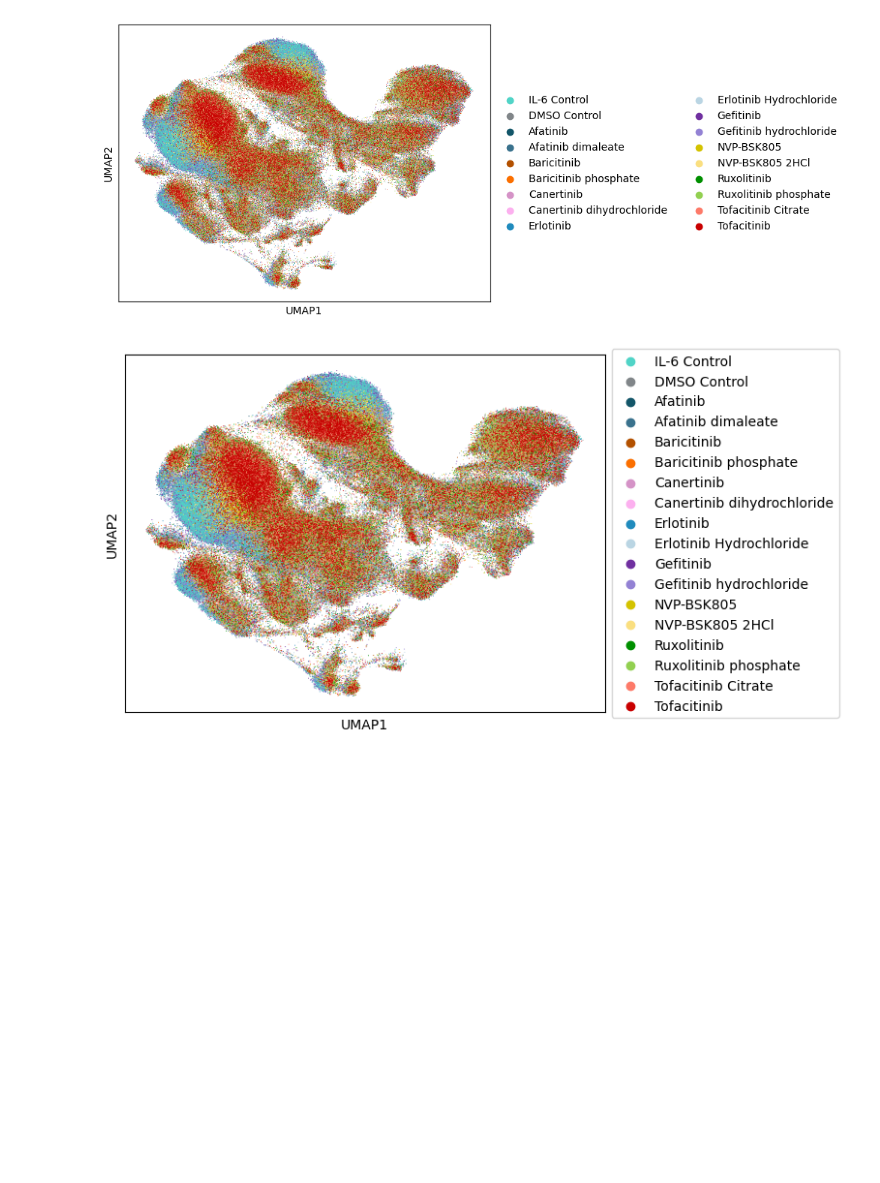
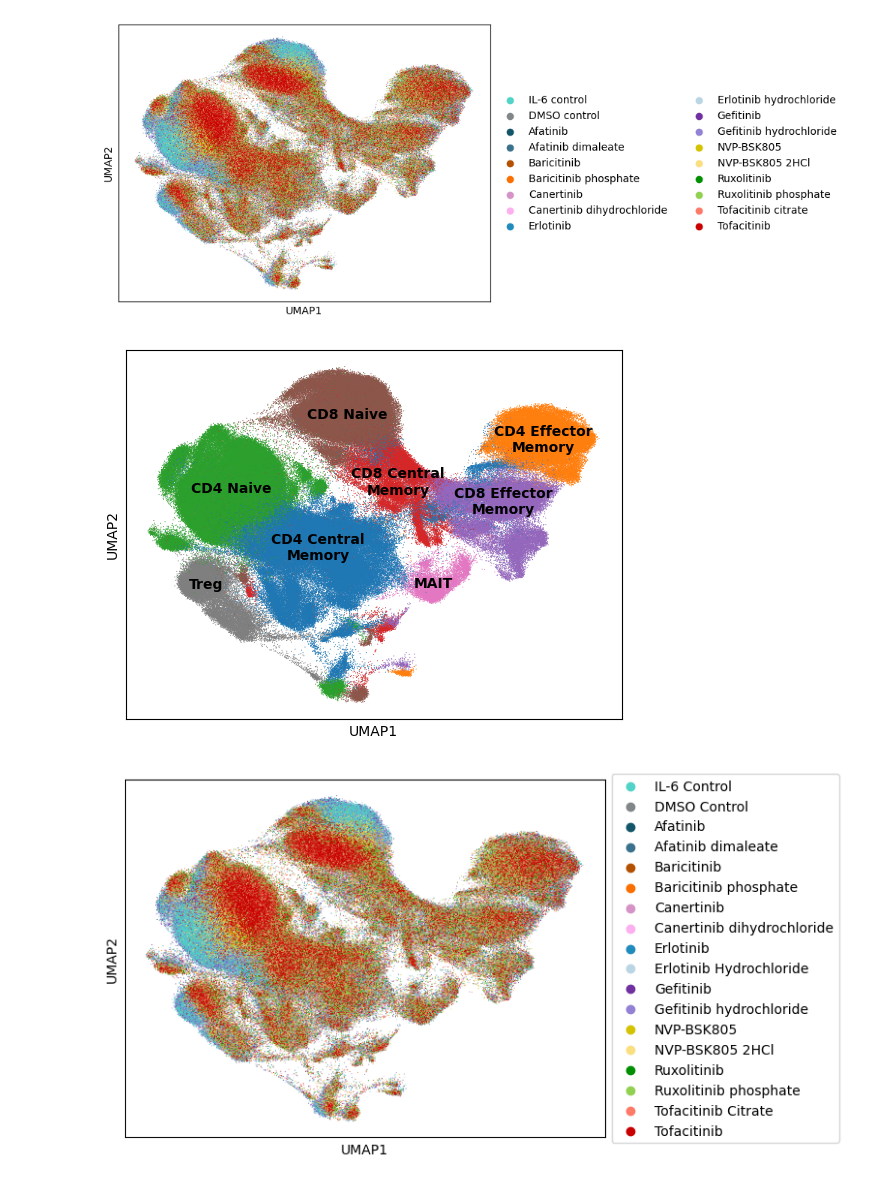
Before and after one commit to coreancutie/JAK-STAT, a Jupyter notebook: data_exploration/data_exp_filtering_PCA_UMAP_CC.ipynb, the cells around one changed output. Saved outputs shown, nothing was run; the diff lists cells and outputs as text; code cells hidden in the pictures; blank space fills up the shorter version.

Commit message:
updating UMAPS for poster

```diff
--- a/data_exploration/data_exp_filtering_PCA_UMAP_CC.ipynb
+++ b/data_exploration/data_exp_filtering_PCA_UMAP_CC.ipynb
@@ -123,6 +123,7 @@ def clean_name(name):
     name = re.sub(' \\(.*\\) ', ' ', name)
     name = re.sub(' \\(.*\\)$', '', name)
     name = name.replace("IL6 Control", "IL-6 Control")
+    name = re.sub(r' [A-Z]', lambda match: match.group(0).lower(), name)
     return name
 
 # for name in unique_drug_names:
@@ -131,7 +132,7 @@ def clean_name(name):
 adata.obs['clean_drug_name'] = adata.obs['drug_name'].copy().apply(clean_name)
 # %%
 #getting the two conrtols
-controls = ["IL-6 Control", "DMSO Control"]
+controls = ["IL-6 control", "DMSO control"]
 
 #make sure the drug names are categorical
 adata.obs["clean_drug_name"] = (
@@ -152,24 +153,24 @@ adata.obs["clean_drug_name"] = (
 # %%
 # Make a dictionary to match drug names to colors
 drug_color_dict = {
+    'IL-6 control': '#51d4c7',
+    'DMSO control': '#818689',
     'Afatinib': '#135669',
     'Afatinib dimaleate': '#3a728d',
     'Baricitinib': '#b35100',
     'Baricitinib phosphate': '#fb6f00',
     'Canertinib': '#d593c7',
     'Canertinib dihydrochloride': '#fcb0ef',
-    'DMSO Control': '#818689',
     'Erlotinib': '#208bbd',
-    'Erlotinib Hydrochloride': '#bad5e3',
+    'Erlotinib hydrochloride': '#bad5e3',
     'Gefitinib': '#7030a0',
     'Gefitinib hydrochloride': '#9382d4',
-    'IL-6 Control': '#51d4c7',
     'NVP-BSK805': '#d4c300',
     'NVP-BSK805 2HCl': '#fadf80',
     'Ruxolitinib': '#008f00',
     'Ruxolitinib phosphate': '#92d051',
     'Tofacitinib': '#c90000',
-    'Tofacitinib Citrate': '#fd7a69'
+    'Tofacitinib citrate': '#fd7a69'
 }
 
 # Make sure the type is categorical for the column we want to color by
@@ -336,6 +337,62 @@ ax.figure.savefig(
 )
 # %% [output]
 [figure]
+# %%
+#plotting a UMAP using AIFI_L2 (cell type)
+ax = sc.pl.umap(
+    adata,
+    color="AIFI_L2",
+    size=2,
+    title="",
+    legend_loc="on data",
+    show = False
+)
+
+#looping through the lables
+for t in ax.texts:
+
+    if t.get_text() == "CD8 Effector Memory":
+        # make the label two lines
+        t.set_text("CD8 Effector\nMemory")
+        #center align
+        t.set_ha("center")
+        t.set_va("center")
+
+    if t.get_text() == "CD8 Central Memory":
+        # make the label two lines
+        t.set_text("CD8 Central\nMemory")
+        # center align
+        t.set_ha("center")
+        t.set_va("center")
+
+    if t.get_text() == "CD4 Central Memory":
+        # make the label two lines
+        t.set_text("CD4 Central\nMemory")
+        # center align
+        t.set_ha("center")
+        t.set_va("center")
+
+    if t.get_text() == "CD4 Effector Memory":
+        # make the label two lines
+        t.set_text("CD4 Effector\nMemory")
+        # center align
+        t.set_ha("center")
+        t.set_va("center")
+
+    if t.get_text() == "Treg":
+        #getting position of the label
+        x, y = t.get_position()
+        #shifting the label left (inside)
+        t.set_position((x - 0.4, y + 0.2))
+
+#saving the figure
+ax.figure.savefig(
+    "umap_cell_type_on_data.png",
+    dpi=300,
+    bbox_inches="tight"
+)
+# %% [output]
+[figure, new version]
 # %%
 ax = sc.pl.umap(
     adata,
```
Also changed, not shown: parts of 1 cell of this notebook, 2 other files.
